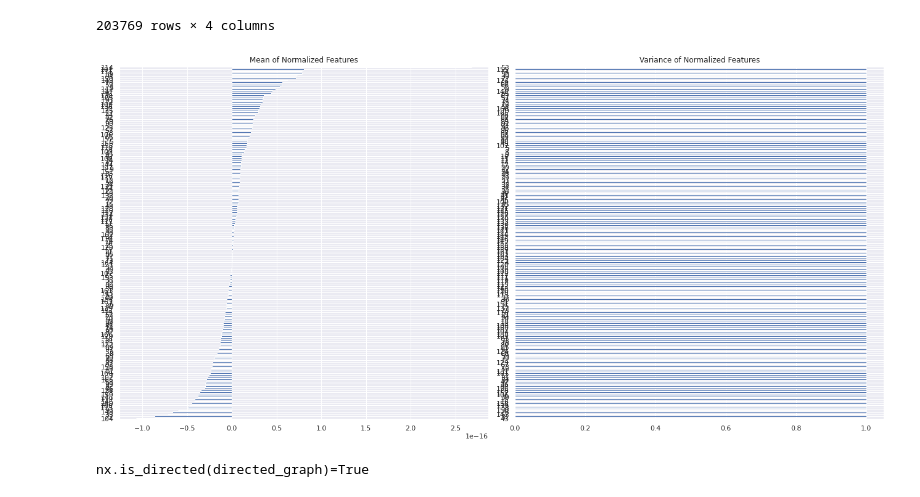
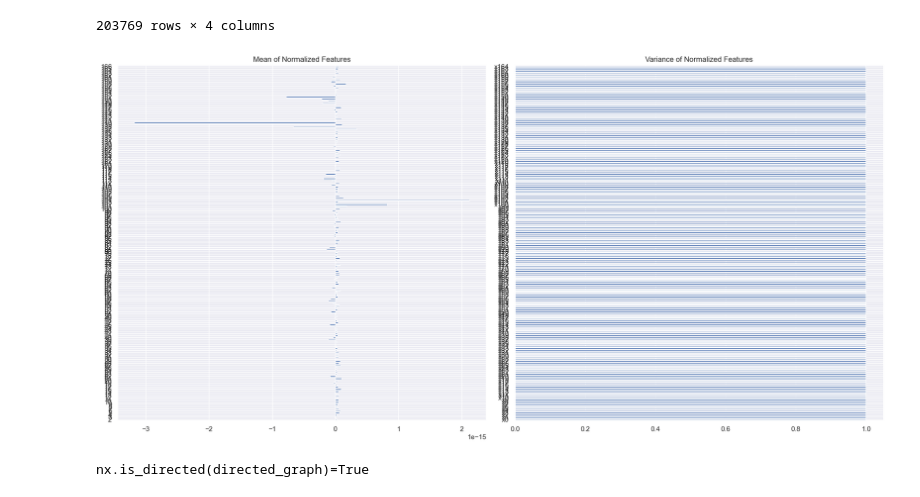
Before and after one commit to aleksgorica/MLGproject, a Jupyter notebook: project.ipynb, the cells around one changed output. Saved outputs shown, nothing was run; the diff lists cells and outputs as text; code cells hidden in the pictures.

```diff
--- a/project.ipynb
+++ b/project.ipynb
@@ -104,47 +102,32 @@ sns.set_theme()
 # %%
 # feature normalization (mean = 0 && variance = 1)
 
-#take only features, leave out subgraph index and txID
-raw_features = features.iloc[:, 2:]
-
 # create the scaler object
-scaler = StandardScaler()
+scaler = StandardScaler(with_mean=False).set_output(transform="pandas")
 
 # fit the scaler on the features
-scaler.fit(raw_features)
-
 # normalize the features
-normalize_features = scaler.transform(raw_features)
-
-# convert back to DataFrame
-normalize_features = pd.DataFrame(normalize_features, columns=raw_features.columns, index=raw_features.index)
-
+normalize_features = scaler.fit_transform(features)
 
 # Calculate the mean and variance of each feature
-mean = normalize_features.mean()
+mean = features.mean()
 variance = normalize_features.var()
 
 # Plot the mean and variance of each feature
 plt.figure(figsize=(18, 9))
 plt.subplot(1, 2, 1)
-mean.sort_values().plot(kind='barh')
+mean.plot.barh(y='mean')
 plt.title('Mean of Normalized Features')
 plt.subplot(1, 2, 2)
-variance.sort_values().plot(kind='barh')
+variance.plot.barh(y='variance')
 plt.title('Variance of Normalized Features')
 plt.tight_layout()
 plt.show()
 
-# select the first two columns of df1
-cols_to_add = features.iloc[:, :2]
-
-# concatenate the selected columns with df2
-normalized_features = pd.concat([cols_to_add, normalize_features], axis=1)
-
 # TODO: we need somekind of a system to choose wheter we use normalized or original features for learning
 # is visualization even required? it only shows that mean and var are actually what they need to be (interesting is that we have numerical errors visible at mean)
 # %% [output]
-[figure, old version]
+[figure, new version]
 # %%
 # Defining target classes
 # Initial graph should be directed
```
Also changed, not shown: parts of 18 cells of this notebook.
